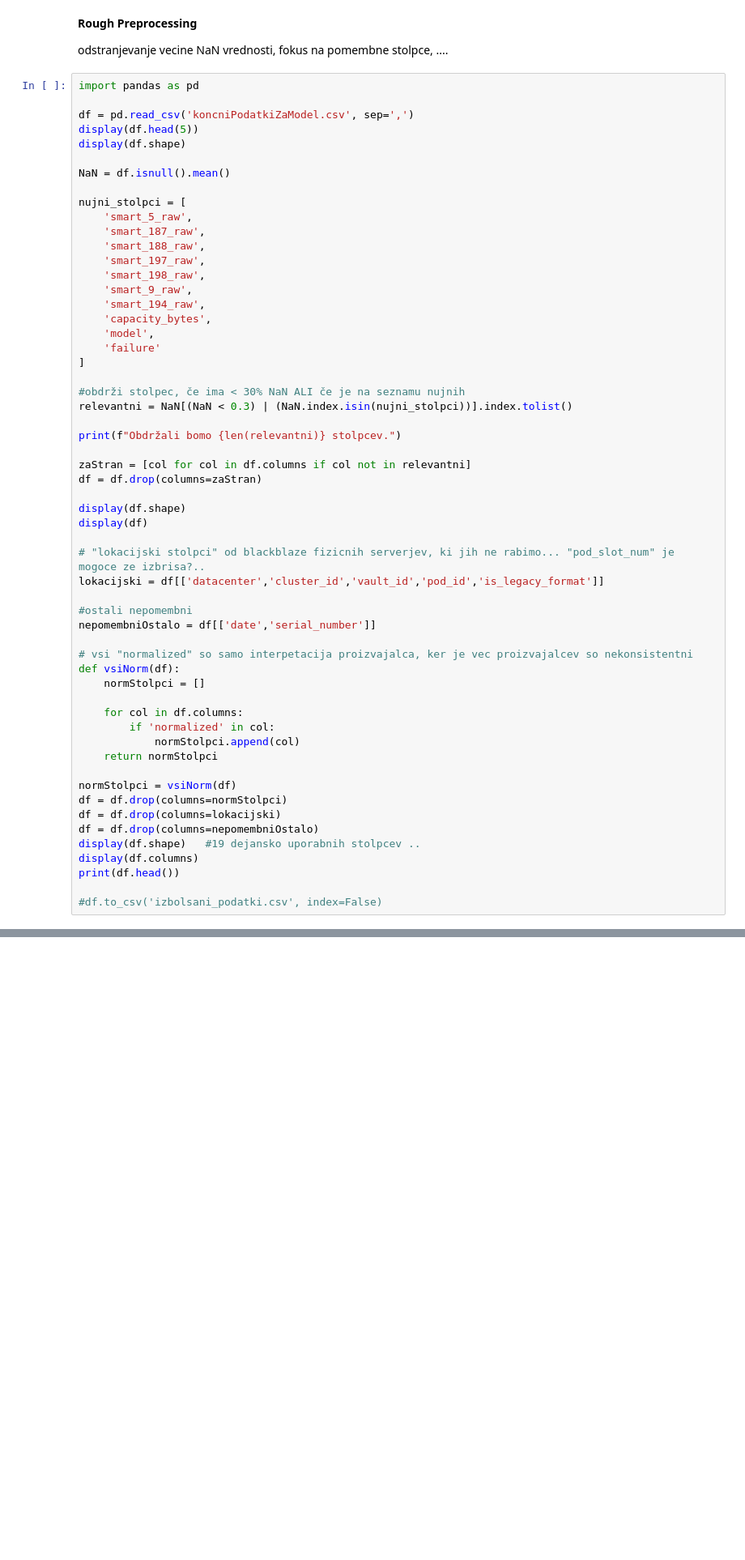
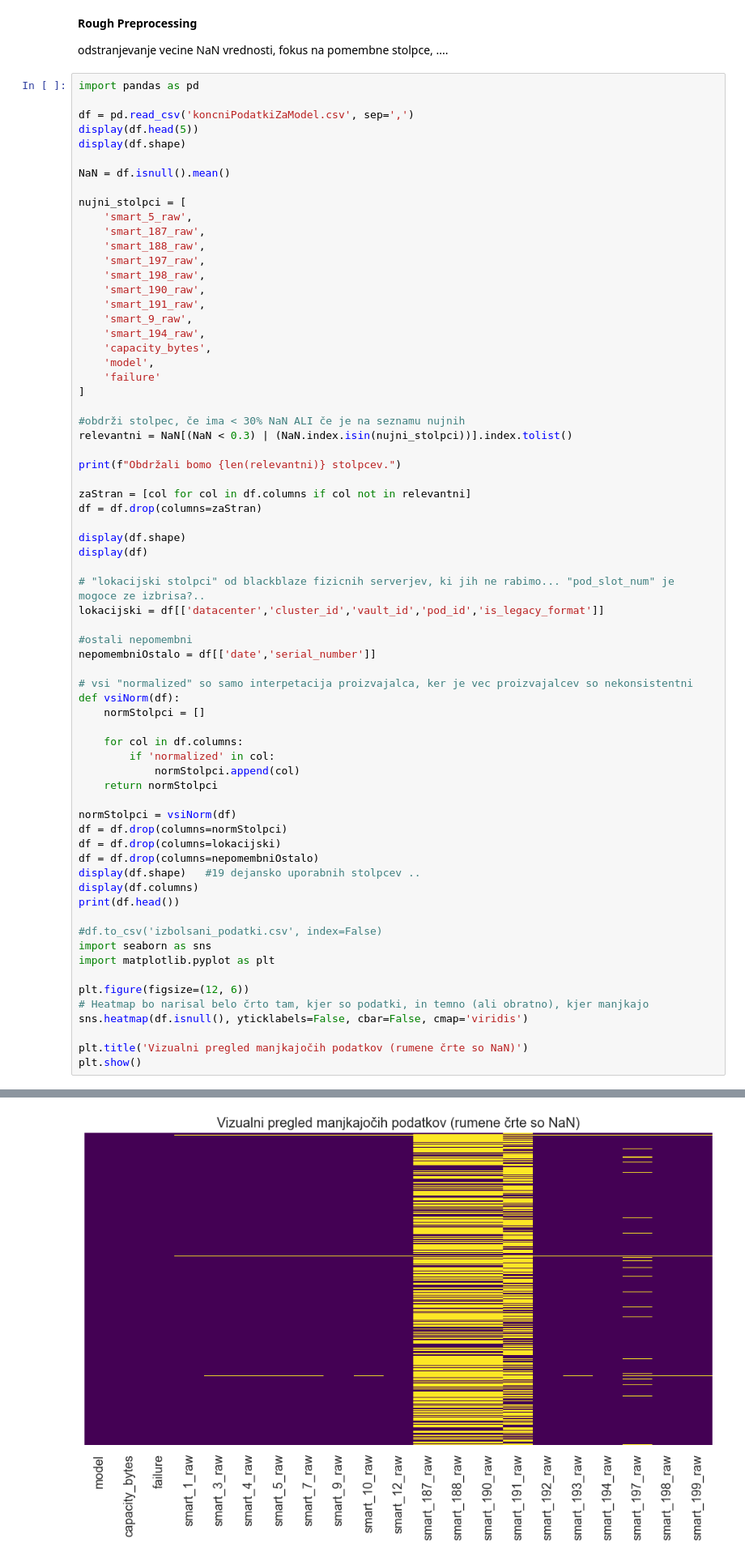
Before and after one commit to Luka-Petek/diskFailurePrediction, a Jupyter notebook: predict.ipynb, the cells around one changed output, grey strips where cells are left out. Shown at 81% size. Saved outputs shown, nothing was run; the diff lists cells and outputs as text; blank space fills up the shorter version.

```diff
--- a/predict.ipynb
+++ b/predict.ipynb
@@ -62,6 +84,8 @@ nujni_stolpci = [
     'smart_188_raw',
     'smart_197_raw',
     'smart_198_raw',
+    'smart_190_raw',
+    'smart_191_raw',
     'smart_9_raw',
     'smart_194_raw',
     'capacity_bytes',
@@ -104,6 +128,15 @@ display(df.columns)
 print(df.head())
 
 #df.to_csv('izbolsani_podatki.csv', index=False)
+import seaborn as sns
+import matplotlib.pyplot as plt
+
+plt.figure(figsize=(12, 6))
+# Heatmap bo narisal belo črto tam, kjer so podatki, in temno (ali obratno), kjer manjkajo
+sns.heatmap(df.isnull(), yticklabels=False, cbar=False, cmap='viridis')
+
+plt.title('Vizualni pregled manjkajočih podatkov (rumene črte so NaN)')
+plt.show()
 # %% [output]
 |  | date | serial_number | model | capacity_bytes | failure | datacenter | cluster_id | vault_id | pod_id | ... |
 | 0 | 2025-04-08 | 1ZG0WX3D | WDC WUH722222ALE6L4 | 22000969973760 | 0 | iad1 | 50 | 1021 | 0 | ... |
@@ -155,3 +188,4 @@ Index(['model', 'capacity_bytes', 'failure', 'smart_1_raw', 'smart_3_raw',
+[figure, added]
 # %% [markdown]
 **Vrte diskov**
 # %%
```
Also changed, not shown: parts of 10 cells of this notebook.
